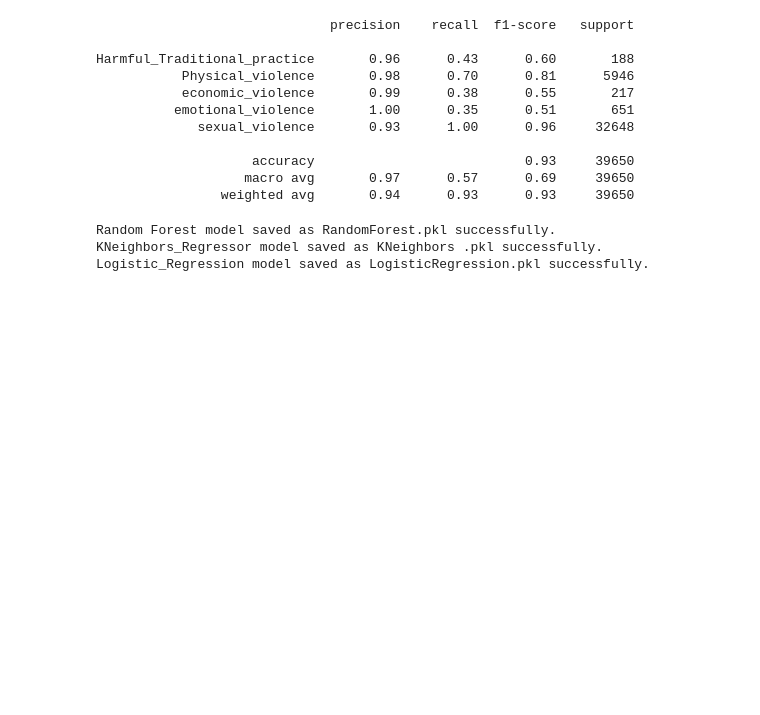
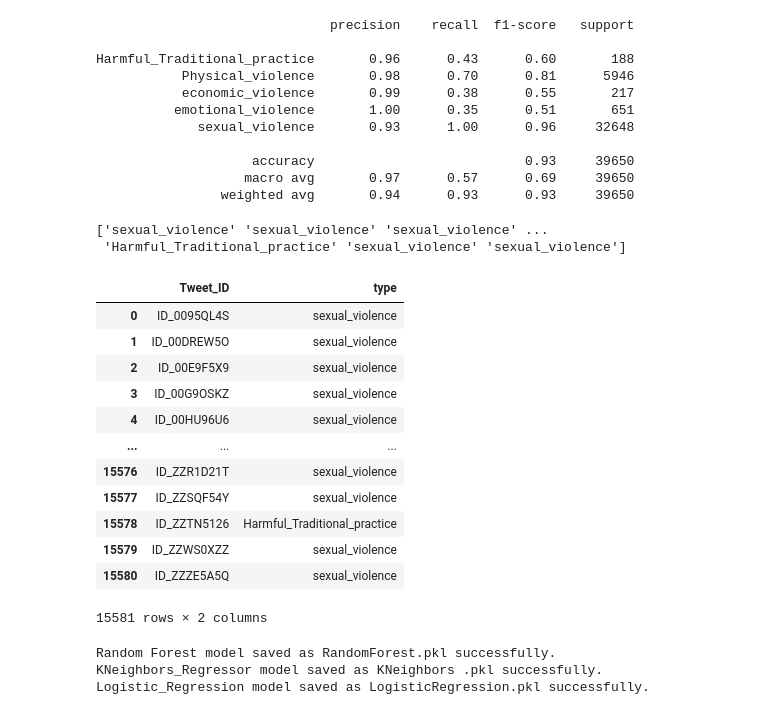
Before and after one commit to The-DigitalAcademy/Malebo_Gender_Based_Violence, a Jupyter notebook: Machine learning.ipynb, the cells around one changed output. Saved outputs shown, nothing was run; the diff lists cells and outputs as text; code cells hidden in the pictures; blank space fills up the shorter version.

Commit message:
sample submission

```diff
--- a/Machine learning.ipynb
+++ b/Machine learning.ipynb
@@ -429,0 +441,5 @@ predictions_df.to_csv('predictions.csv', index=False)
+# %%
+print(y_test)
+# %% [output]
+['sexual_violence' 'sexual_violence' 'sexual_violence' ...
+ 'Harmful_Traditional_practice' 'sexual_violence' 'sexual_violence']
@@ -430,3 +452,20 @@ predictions_df.to_csv('predictions.csv', index=False)
+# %%
+sub = pd.read_csv('submission.csv')
+sub
+# %% [output]
+|  | Tweet_ID | type |
+| 0 | ID_0095QL4S | sexual_violence |
+| 1 | ID_00DREW5O | sexual_violence |
+| 2 | ID_00E9F5X9 | sexual_violence |
+| 3 | ID_00G9OSKZ | sexual_violence |
+| 4 | ID_00HU96U6 | sexual_violence |
+| ... | ... | ... |
+| 15576 | ID_ZZR1D21T | sexual_violence |
+| 15577 | ID_ZZSQF54Y | sexual_violence |
+| 15578 | ID_ZZTN5126 | Harmful_Traditional_practice |
+| 15579 | ID_ZZWS0XZZ | sexual_violence |
+| 15580 | ID_ZZZE5A5Q | sexual_violence |
+15581 rows × 2 columns
 # %%
 import pickle
 # %%
```
Also changed, not shown: parts of 9 cells of this notebook, 1 other file.
